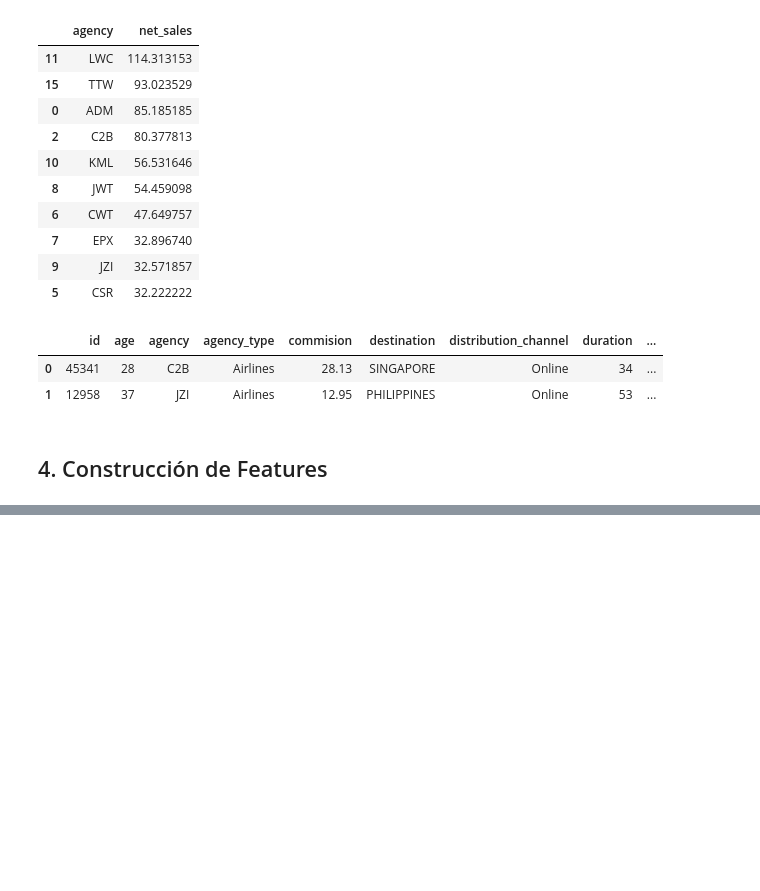
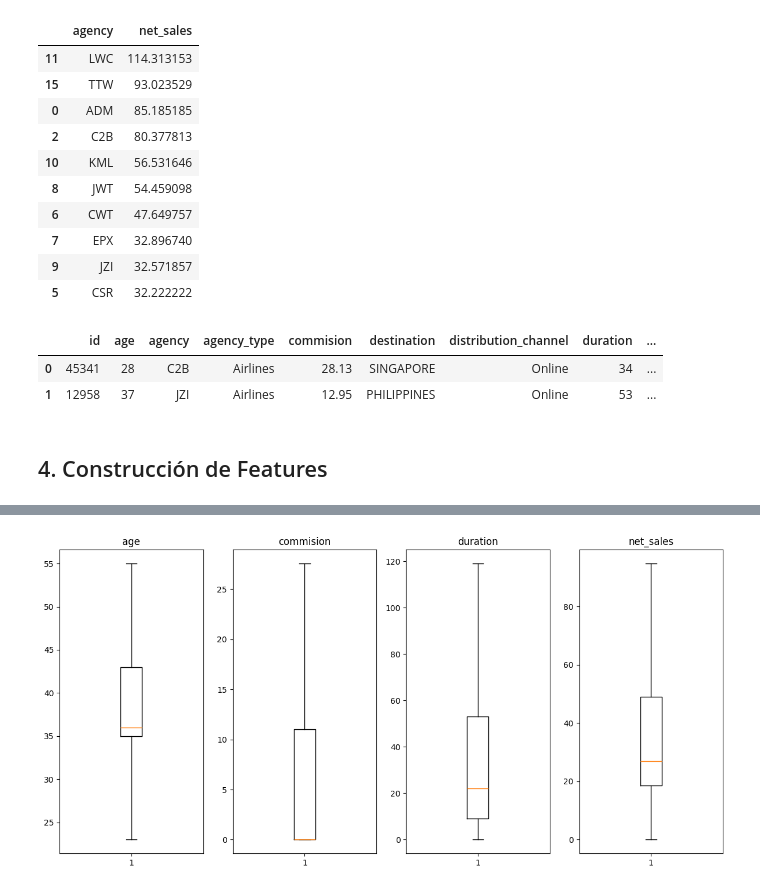
Before and after one commit to gdelgador/MineriaDatos, a Jupyter notebook: Actividad1.ipynb, the cells around one changed output, grey strips where cells are left out. Drawn from its saved outputs; the diff is of its cells as text; code cells hidden in the pictures; blank space fills up the shorter version.

```diff
--- a/Actividad1.ipynb
+++ b/Actividad1.ipynb
@@ -380,0 +388,25 @@ df_clean.head(2)
+# %%
+def tratamiento_outlier(data,col):
+    lower_limit, upper_limit = data[col].quantile([0.25,0.75])
+    # Calculo Rango intercuartil
+    IQR = upper_limit - lower_limit
+    # Definiendo los whiskers
+    lower_whisker = lower_limit - 1.5 * IQR
+    upper_whisker = upper_limit + 1.5 * IQR
+    return np.where(data[col]>upper_whisker,upper_whisker,np.where(data[col]<lower_whisker,lower_whisker,data[col]))
+# %%
+# Crear graficos de caja para atributos numericos
+fig, axes = plt.subplots(nrows=1, ncols=len(variables_numericas), figsize=(12, 6))
+
+# Generar diagramas de caja para cada atributo numérico
+for i, column in enumerate(variables_numericas):
+    axes[i].boxplot(tratamiento_outlier(df_clean,column))
+    axes[i].set_title(column)
+
+# Ajustar el espaciado entre subgráficos
+plt.tight_layout()
+
+# Show the plot
+plt.show()
+# %% [output]
+[figure, added]
```
Also changed, not shown: parts of 3 cells of this notebook.
